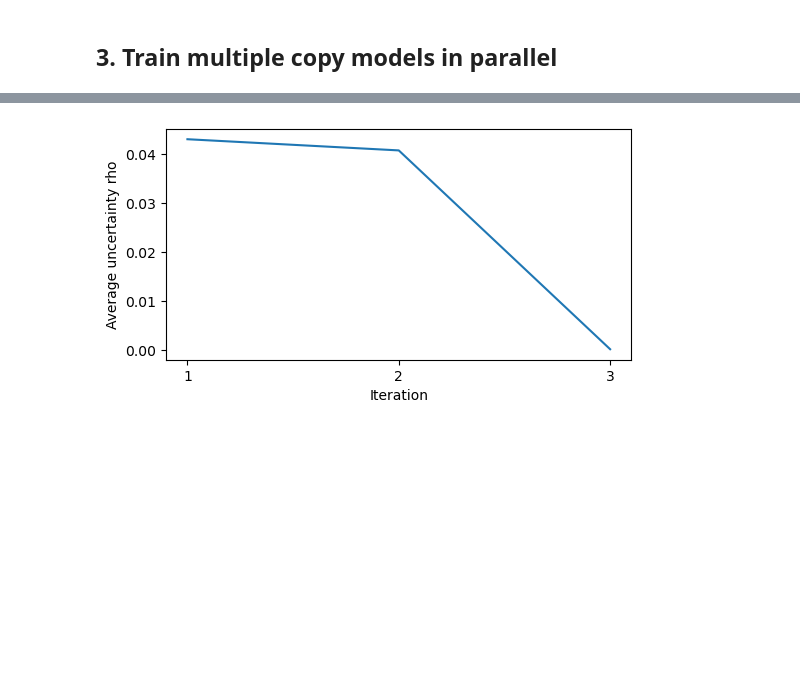
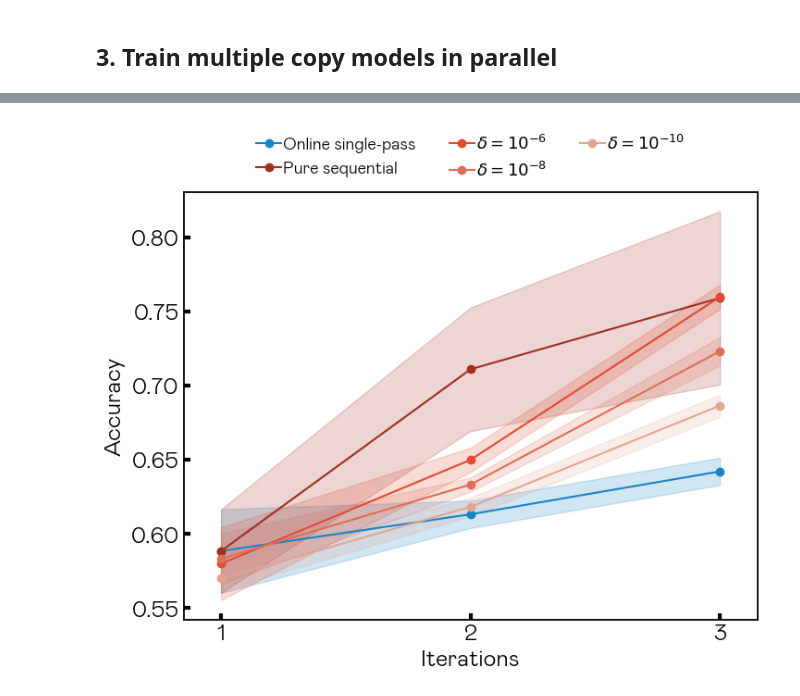
Before and after one commit to nahuelstatuto/sequential_copy, a Jupyter notebook: tutorial.ipynb, the cells around one changed output, grey strips where cells are left out. Saved outputs shown, nothing was run; the diff lists cells and outputs as text; code cells hidden in the pictures; blank space fills up the shorter version.

```diff
--- a/tutorial.ipynb
+++ b/tutorial.ipynb
@@ -209,10 +255,8 @@ plt.show()
-# %%
-fig = plt.figure(figsize=(6,3))
-ax = fig.add_subplot(111)
-plt.plot(np.arange(1, len(trained_model.rho)+1), trained_model.rho)
-ax.set_xticks(np.arange(1, len(trained_model.rho)+1))
-ax.set_xlabel('Iteration')
-ax.set_ylabel('Average uncertainty rho')
-plt.show()
-# %% [output]
-[figure]
+# %%
+iteration_plot([online_single, acc_test, acc_delta_1, acc_delta_2, acc_delta_3],
+               labels=['Online single-pass', 'Pure sequential', r'$\delta = 10^{-6}$',r'$\delta = 10^{-8}$',r'$\delta = 10^{-10}$'],
+               ylabel='Accuracy',
+               single_pass=True,
+               fill=True)
+# %% [output]
+[figure, added]
```
Also changed, not shown: parts of 24 cells of this notebook, 3 other files.
